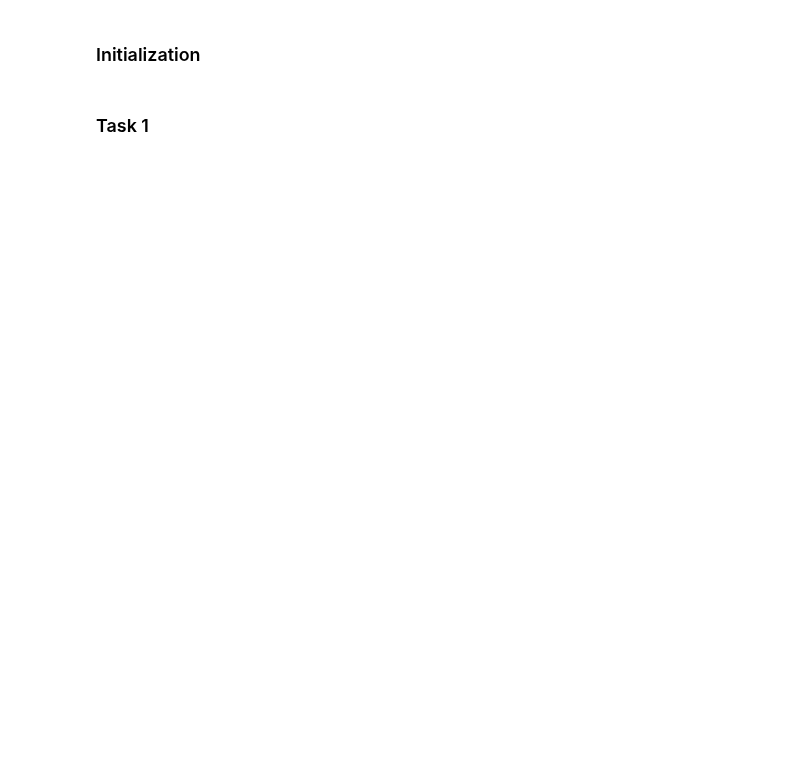
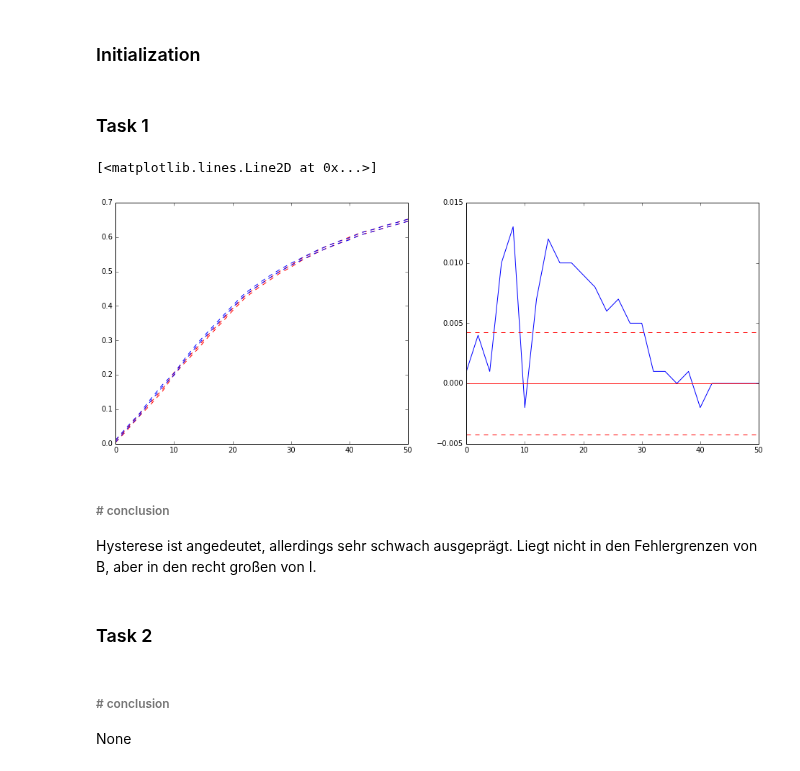
Before and after one commit to NlKLas/PyRePo, a Jupyter notebook: V1_python/V1.ipynb, the cells around one changed output. Saved outputs shown, nothing was run; the diff lists cells and outputs as text; code cells hidden in the pictures; blank space fills up the shorter version.

```diff
--- a/V1_python/V1.ipynb
+++ b/V1_python/V1.ipynb
@@ -96,0 +101,23 @@ I_8 = 5 # A
+# %%
+# plots
+fig,ax = plt.subplots(1,2,figsize=(16,6))
+
+#ax[0].errorbar(I_1[0],data_1[0],xerr=ΔI_1,yerr=Δdata_1,fmt='.',c='r')
+ax[0].plot(I_1[0],data_1[0]+Δdata_1,'--r')
+ax[0].plot(I_1[0],data_1[0]-Δdata_1,'--r')
+#ax[0].errorbar(I_1[1],data_1[1],xerr=ΔI_1,yerr=Δdata_1,fmt='.',c='b')
+ax[0].plot(I_1[1],data_1[1]+Δdata_1,'--b')
+ax[0].plot(I_1[1],data_1[1]-Δdata_1,'--b')
+
+ax[1].plot(I_1[0],data_1[1]-data_1[0])
+ax[1].axhline(0,c='r')
+ax[1].plot([0,50],2*[np.sqrt(2)*Δdata_1],'--r')
+ax[1].plot([0,50],2*[-np.sqrt(2)*Δdata_1],'--r')
+# %% [output]
+[<matplotlib.lines.Line2D at 0x...>]
+[figure, added]
+# %% [markdown]
+###### # conclusion
+Hysterese ist angedeutet, allerdings sehr schwach ausgeprägt. Liegt nicht in den Fehlergrenzen von B, aber in den recht großen von I.
+# %% [markdown]
+### Task 2
@@ -96,0 +130,3 @@ I_8 = 5 # A
+# %% [markdown]
+###### # conclusion
+None
```
Also changed, not shown: parts of 31 cells of this notebook.
